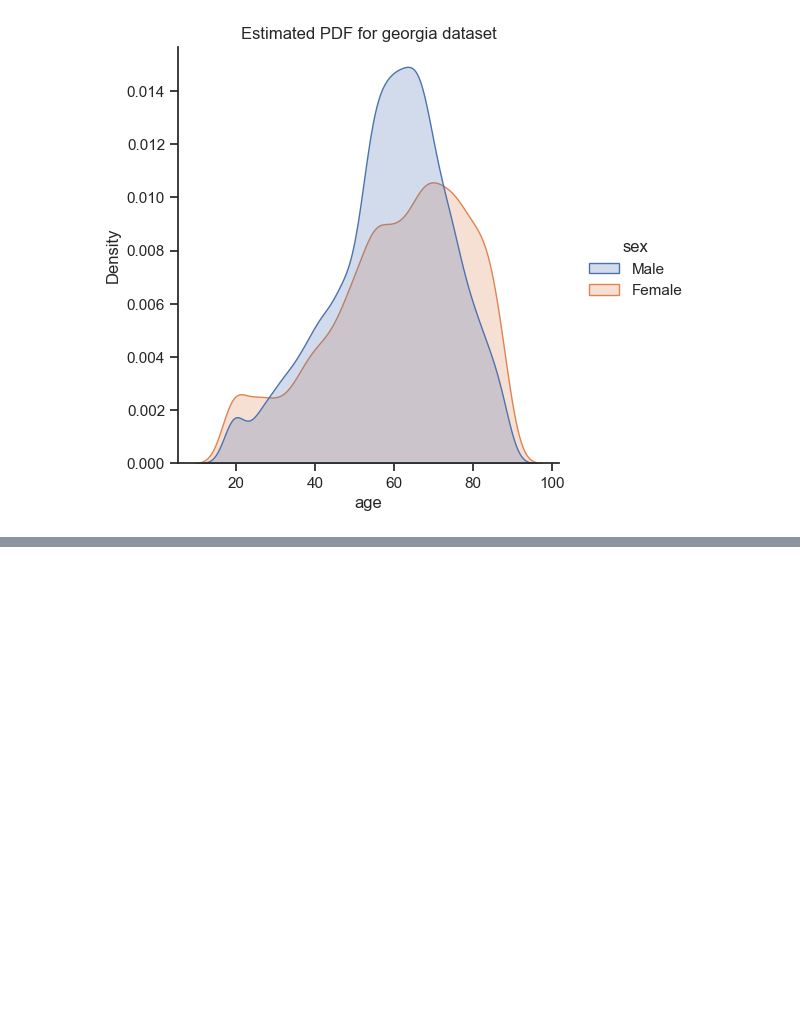
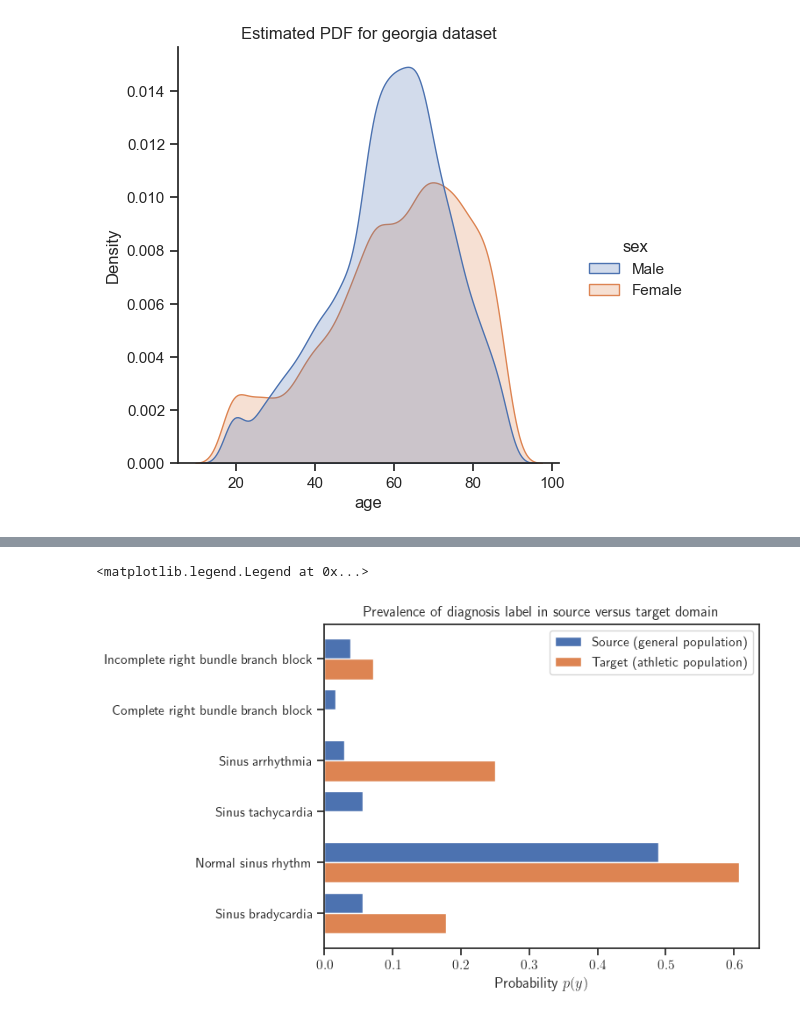
Before and after one commit to ShaunKyle/MisdiagnosisOfAthleteECG, a Jupyter notebook: nbs/PhysioNet2020-datasets.ipynb, the cells around one changed output, grey strips where cells are left out. Saved outputs shown, nothing was run; the diff lists cells and outputs as text; code cells hidden in the pictures; blank space fills up the shorter version.

```diff
--- a/nbs/PhysioNet2020-datasets.ipynb
+++ b/nbs/PhysioNet2020-datasets.ipynb
@@ -389,0 +451,43 @@ Text(0.5, 1.0, 'Estimated PDF for georgia dataset')
+# %%
+diagnosis_codes = {
+    # Sinus rhythm
+    426177001:  "Sinus bradycardia",
+    426783006:  "Normal sinus rhythm",
+    427084000:  "Sinus tachycardia",
+    427393009:  "Sinus arrhythmia",
+
+    # Conduction pathway (specifically right bundle branch)
+    713427006:  "Complete right bundle branch block",
+    713426002:  "Incomplete right bundle branch block",
+
+    # # T-wave (should be for each lead)
+    # 164934002:  "T-wave abnormal",
+    # 59931005:   "T-wave inversion",
+}
+
+labels = list(diagnosis_codes.values())
+N = len(big_df)
+prevalence = []
+for code in map(str, diagnosis_codes.keys()):
+    count = sum(big_df[code] == True)
+    prevalence.append( count / N )
+
+plt.rcParams.update({
+    "text.usetex": True,
+    "font.family": "Helvetica"
+})
+sns.set_theme(style="ticks")
+fig, ax = plt.subplots()
+# fig = plt.figure()
+# https://stackoverflow.com/questions/10369681/how-to-plot-bar-graphs-with-same-x-coordinates-side-by-side-dodged
+
+ax.barh(y=labels, width=prevalence, height=.4, align='edge', label="Source (general population)")
+norwegian_counts = [5,17,0,7,0,2]
+norwegian_prevalence = np.array(norwegian_counts) / 28
+ax.barh(y=labels, width=norwegian_prevalence, height=-.4, align='edge', label="Target (athletic population)")
+ax.set_xlabel("Probability $p(y)$")
+ax.set_title("Prevalence of diagnosis label in source versus target domain")
+ax.legend()
+# %% [output]
+<matplotlib.legend.Legend at 0x...>
+[figure, added]
```
Also changed, not shown: parts of 16 cells of this notebook.
